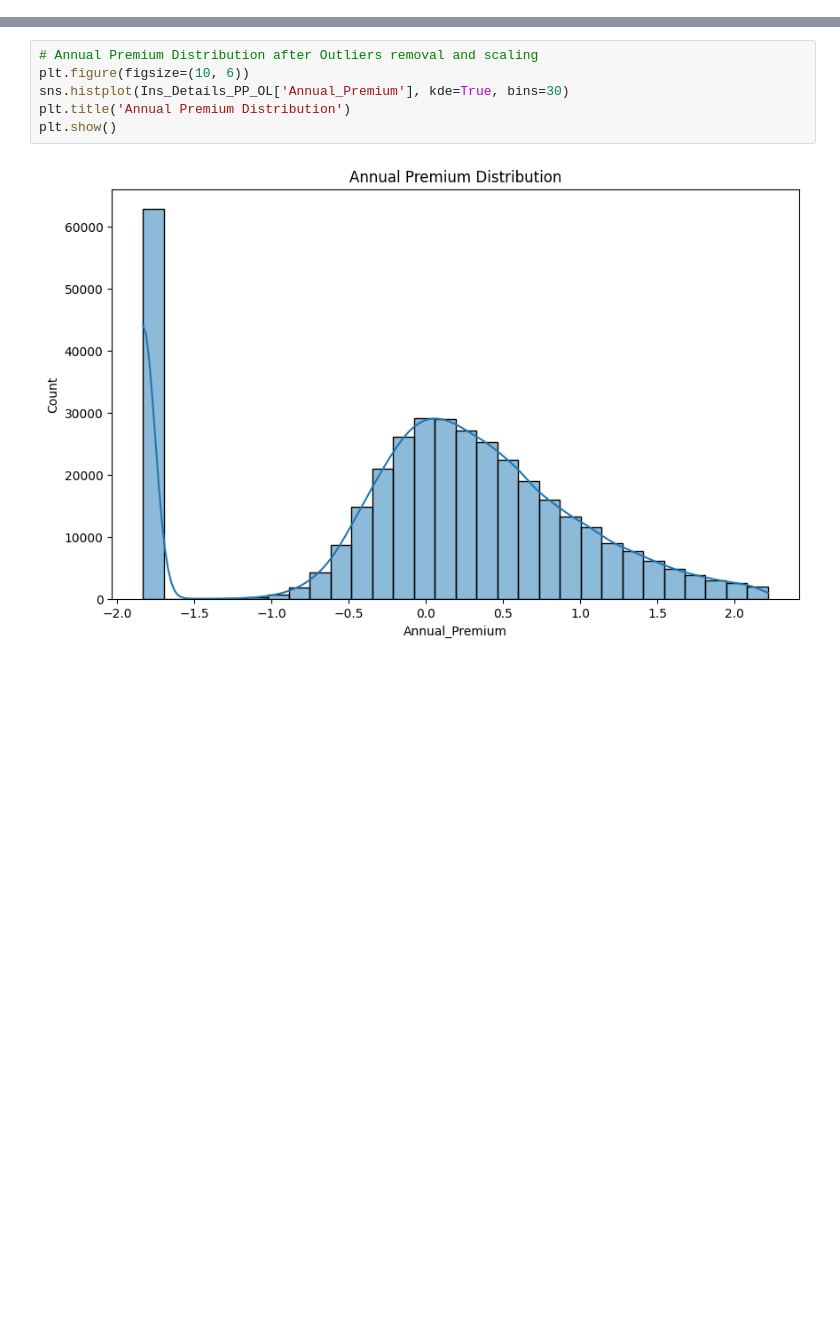
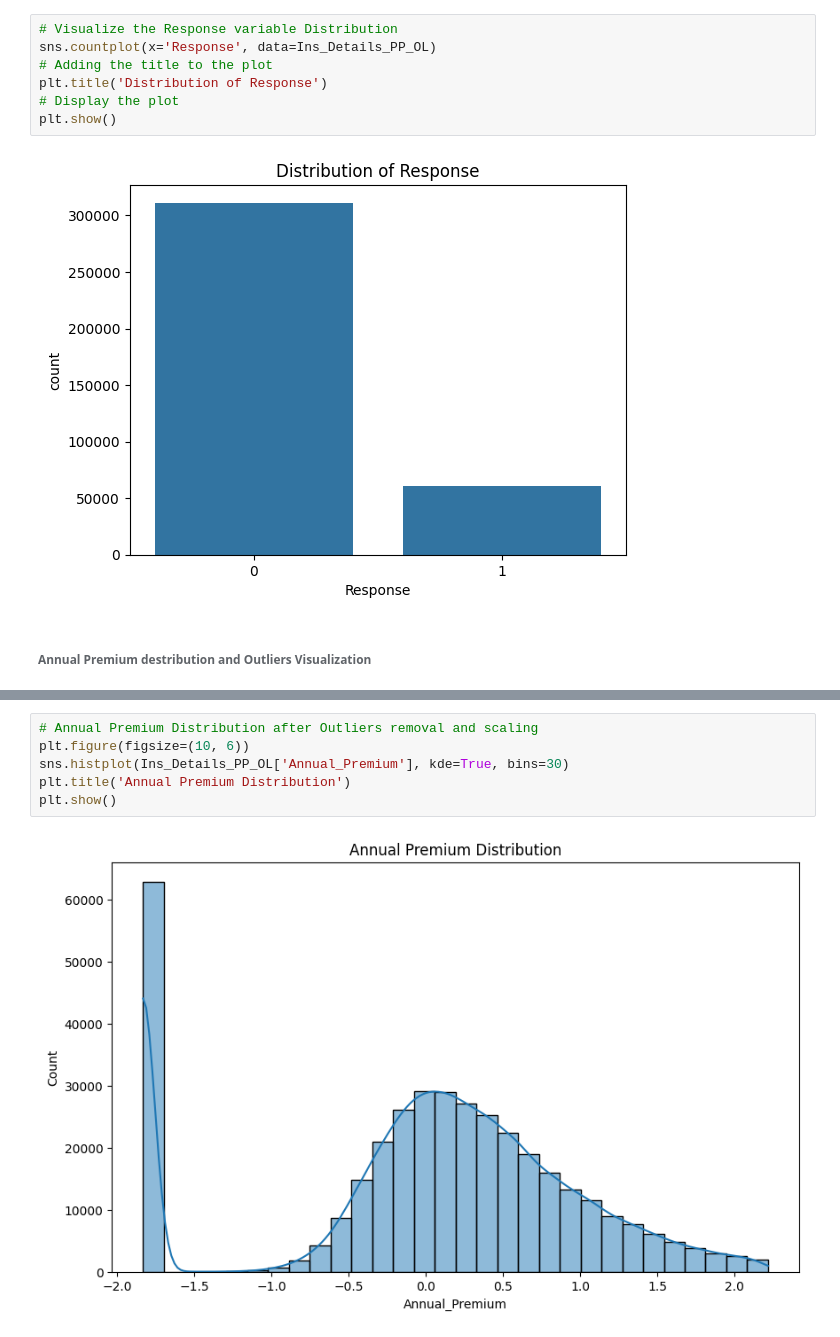
Before and after one commit to Hemanthtak2000/22073706_Project_UoH, a Jupyter notebook: 22073706_Code.ipynb, the cells around one changed output, grey strips where cells are left out. Cells and saved outputs as stored; diff of their text form; blank space fills up the shorter version.

```diff
--- a/22073706_Code.ipynb
+++ b/22073706_Code.ipynb
@@ -250,0 +261,11 @@ print(Ins_Details_PP_OL[num_cols].head())
+# %%
+# Visualize the Response variable Distribution
+sns.countplot(x='Response', data=Ins_Details_PP_OL)
+# Adding the title to the plot
+plt.title('Distribution of Response')
+# Display the plot
+plt.show()
+# %% [output]
+[figure, added]
+# %% [markdown]
+###### Annual Premium destribution and Outliers Visualization
```
Also changed, not shown: parts of 56 cells of this notebook.
